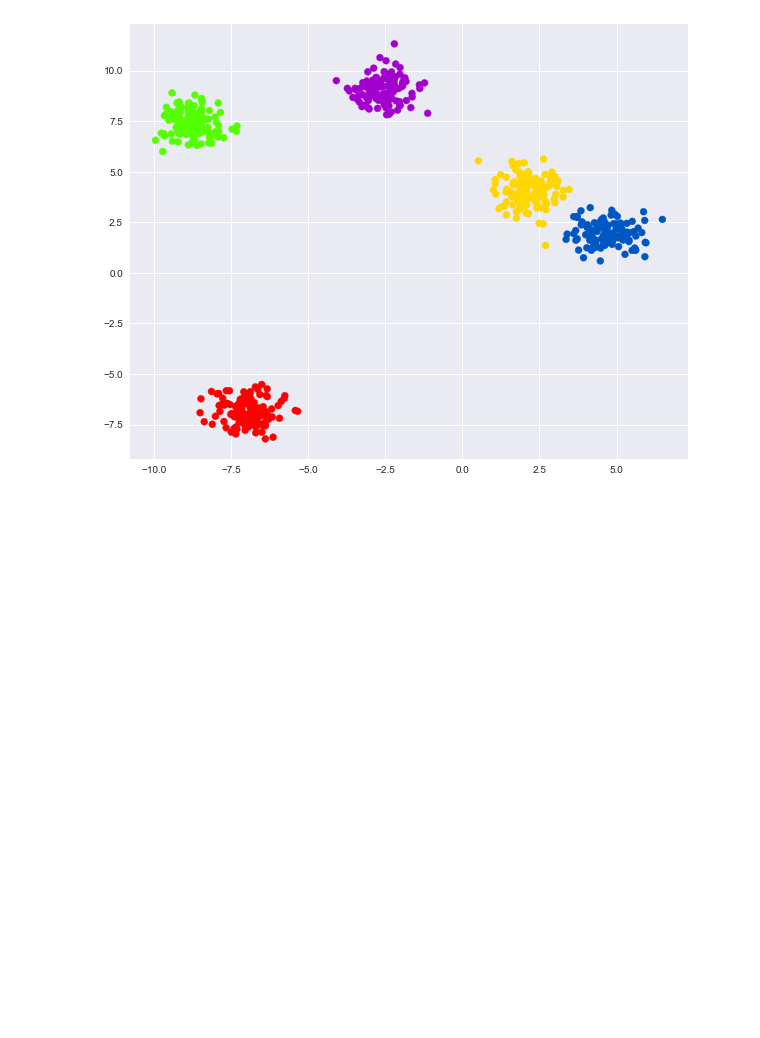
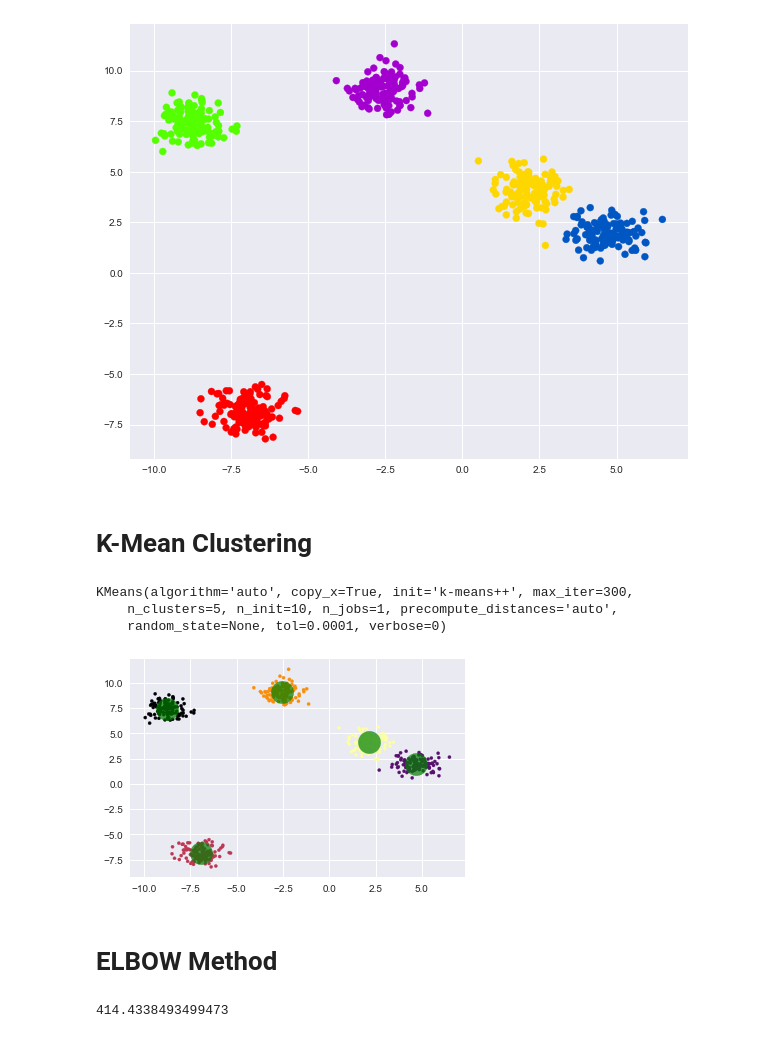
Before and after one commit to Heytec/Clustering, a Jupyter notebook: Unsupervised_Ml_Clustering.ipynb, the cells around one changed output. Saved outputs shown, nothing was run; the diff lists cells and outputs as text; code cells hidden in the pictures; blank space fills up the shorter version.

Commit message:
Clustering

```diff
--- a/Unsupervised_Ml_Clustering.ipynb
+++ b/Unsupervised_Ml_Clustering.ipynb
@@ -92,3 +92,5 @@ plt.figure(figsize=(10,8))
 plt.scatter(X[:,0], X[:,1], c=clusters, cmap='prism');
 # %% [output]
 [figure]
+# %% [markdown]
+# K-Mean Clustering
@@ -94,0 +99,22 @@ plt.scatter(X[:,0], X[:,1], c=clusters, cmap='prism');
+# %%
+kmeans = KMeans(n_clusters=5)
+kmeans.fit(X)
+# %% [output]
+KMeans(algorithm='auto', copy_x=True, init='k-means++', max_iter=300,
+    n_clusters=5, n_init=10, n_jobs=1, precompute_distances='auto',
+    random_state=None, tol=0.0001, verbose=0)
+# %%
+y_kmeans = kmeans.predict(X)
+# %%
+plt.scatter(X[:, 0], X[:, 1], c=y_kmeans, s=10, cmap='inferno')
+
+centers = kmeans.cluster_centers_
+plt.scatter(centers[:,0], centers[:,1], c='green', s=500, alpha=0.7);
+# %% [output]
+[figure, added]
+# %% [markdown]
+# ELBOW Method
+# %%
+kmeans.inertia_
+# %% [output]
+414.4338493499473
```
Also changed, not shown: parts of 16 cells of this notebook.
